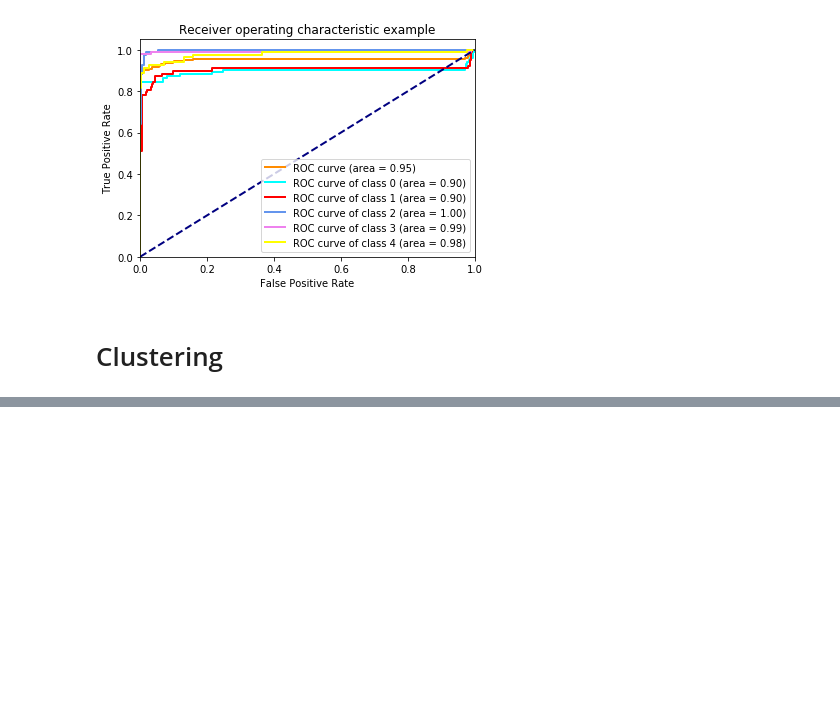
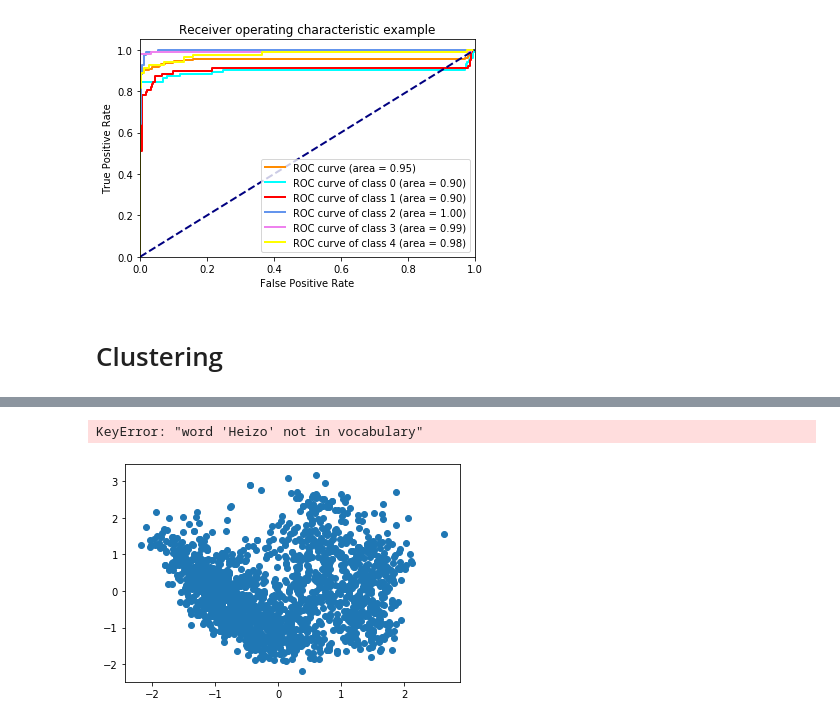
Before and after one commit to TazTornado/MiningTheNews, a Jupyter notebook: src/Categorization.ipynb, the cells around one changed output, grey strips where cells are left out. Saved outputs shown, nothing was run; the diff lists cells and outputs as text; code cells hidden in the pictures; blank space fills up the shorter version.

```diff
--- a/src/Categorization.ipynb
+++ b/src/Categorization.ipynb
@@ -824,0 +821,15 @@ print (model.most_similar(positive=['machine'], negative=[], topn=2))
+# %%
+X_cluster_train = df_train.Content.values
+# %%
+doc_embeddings = []
+for document in X_cluster_train:
+    avg_matrix = np.zeros(300)
+    text = ''.join(document)
+    tokens = word_tokenize(text)
+    tokens = list(filter( lambda x: (x in model.vocab.keys()), tokens))
+    for token in tokens:
+        avg_matrix += model[token]
+    avg_matrix /= len(tokens)
+    doc_embeddings.append(avg_matrix)
+
+doc_embeddings = np.array(doc_embeddings)
@@ -824,0 +844,16 @@ print (model.most_similar(positive=['machine'], negative=[], topn=2))
+# %%
+model[tokens]
+# %% [output]
+KeyError: "word 'Heizo' not in vocabulary"
+# %%
+pca = PCA(n_components=2, whiten=True)
+result = pca.fit_transform(doc_embeddings)
+# X_cluster =
+# %%
+pyplot.scatter(result[:, 0], result[:, 1])
+# words = df_train.Title.values
+# for i, word in enumerate(words):
+#     pyplot.annotate(word, xy=(result[i, 0], result[i, 1]))
+pyplot.show()
+# %% [output]
+[figure, added]
```
Also changed, not shown: parts of 11 cells of this notebook.
